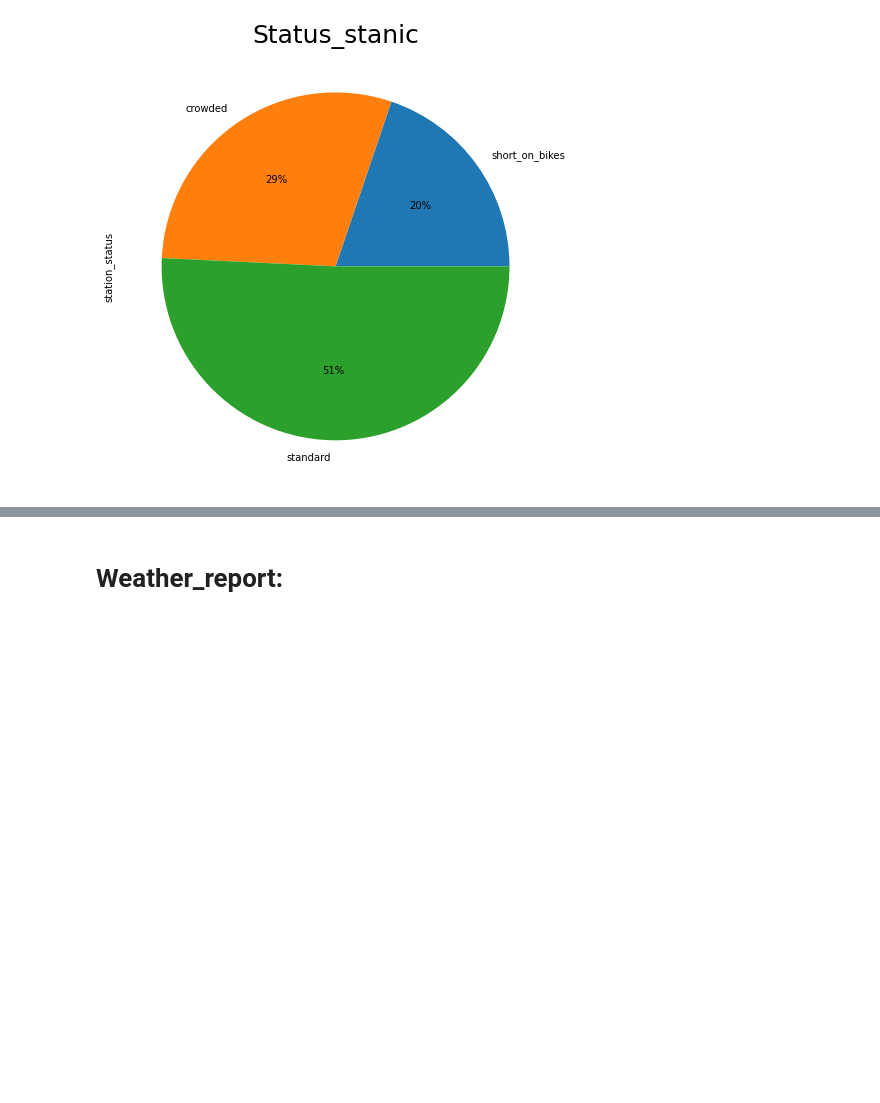
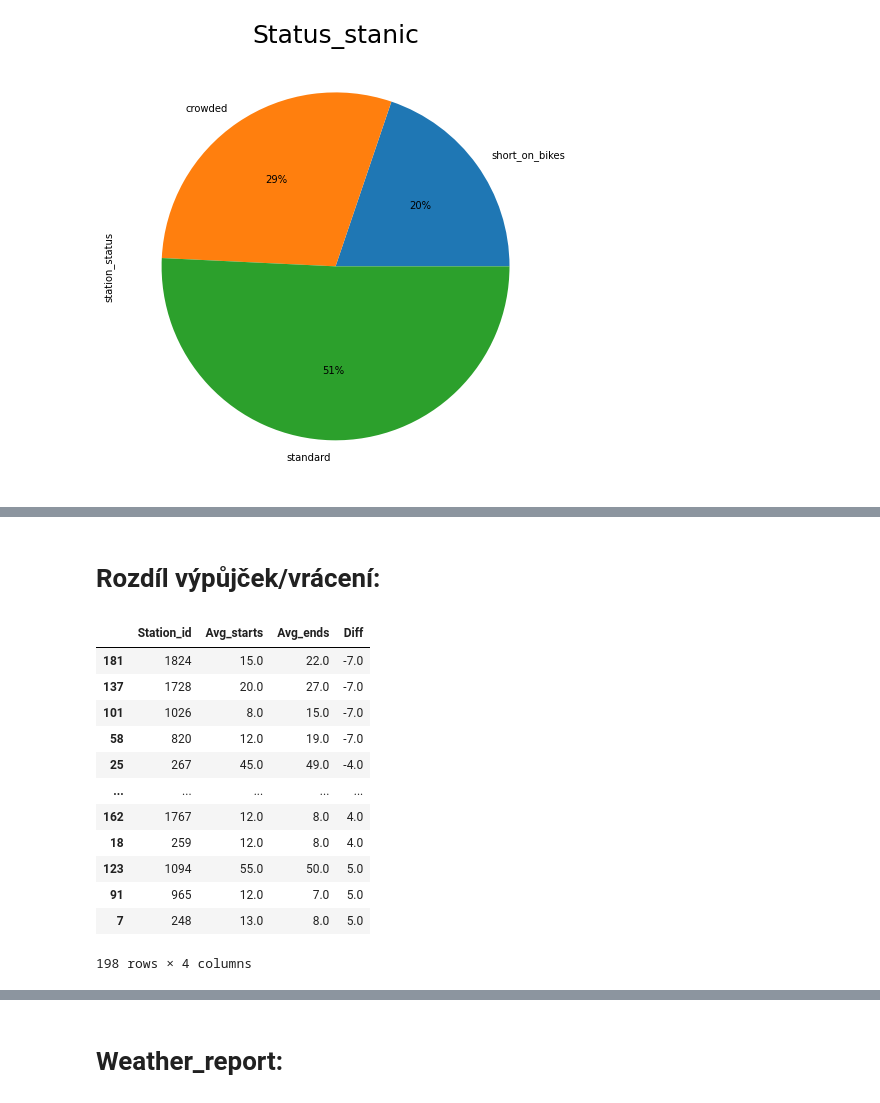
Before and after one commit to ondrejknopp/Engeto_Pandas_project, a Jupyter notebook: Engeto_Pandas_project_Knopp.ipynb, the cells around one changed output, grey strips where cells are left out. Cells and saved outputs as stored; diff of their text form; code cells hidden in the pictures; blank space fills up the shorter version.

```diff
--- a/Engeto_Pandas_project_Knopp.ipynb
+++ b/Engeto_Pandas_project_Knopp.ipynb
@@ -150,0 +225,6 @@ plt.show()
+# %%
+test_df = bikes_df[['start_station_id','date','iter']]
+test_df["date"] = pd.to_datetime(test_df["date"])
+avg_station_starts_df = test_df.groupby(['start_station_id','date']).size().reset_index().groupby('start_station_id')[[0]].mean().reset_index().round(0)
+avg_station_starts_df.columns =['Station_id','Avg_starts']
+avg_station_starts_df
@@ -150,0 +249,6 @@ plt.show()
+# %%
+test_df2 = bikes_df[['end_station_id','date','iter']]
+test_df2["date"] = pd.to_datetime(test_df["date"])
+avg_station_ends_df = test_df2.groupby(['end_station_id','date']).size().reset_index().groupby('end_station_id')[[0]].mean().reset_index().round(0)
+avg_station_ends_df.columns =['Station_id','Avg_ends']
+avg_station_ends_df
@@ -150,0 +273,20 @@ plt.show()
+# %% [markdown]
+# Rozdíl výpůjček/vrácení:
+# %%
+avg_both_df = avg_station_starts_df.join(avg_station_ends_df.set_index('Station_id'), on='Station_id').fillna(0)
+avg_both_df['Diff'] = (avg_both_df['Avg_starts'] - avg_both_df['Avg_ends']).round(1)
+avg_both_df.sort_values('Diff', ascending=True)
+# %% [output]
+|  | Station_id | Avg_starts | Avg_ends | Diff |
+| 181 | 1824 | 15.0 | 22.0 | -7.0 |
+| 137 | 1728 | 20.0 | 27.0 | -7.0 |
+| 101 | 1026 | 8.0 | 15.0 | -7.0 |
+| 58 | 820 | 12.0 | 19.0 | -7.0 |
+| 25 | 267 | 45.0 | 49.0 | -4.0 |
+| ... | ... | ... | ... | ... |
+| 162 | 1767 | 12.0 | 8.0 | 4.0 |
+| 18 | 259 | 12.0 | 8.0 | 4.0 |
+| 123 | 1094 | 55.0 | 50.0 | 5.0 |
+| 91 | 965 | 12.0 | 7.0 | 5.0 |
+| 7 | 248 | 13.0 | 8.0 | 5.0 |
+198 rows × 4 columns
```
Also changed, not shown: parts of 20 cells of this notebook.
